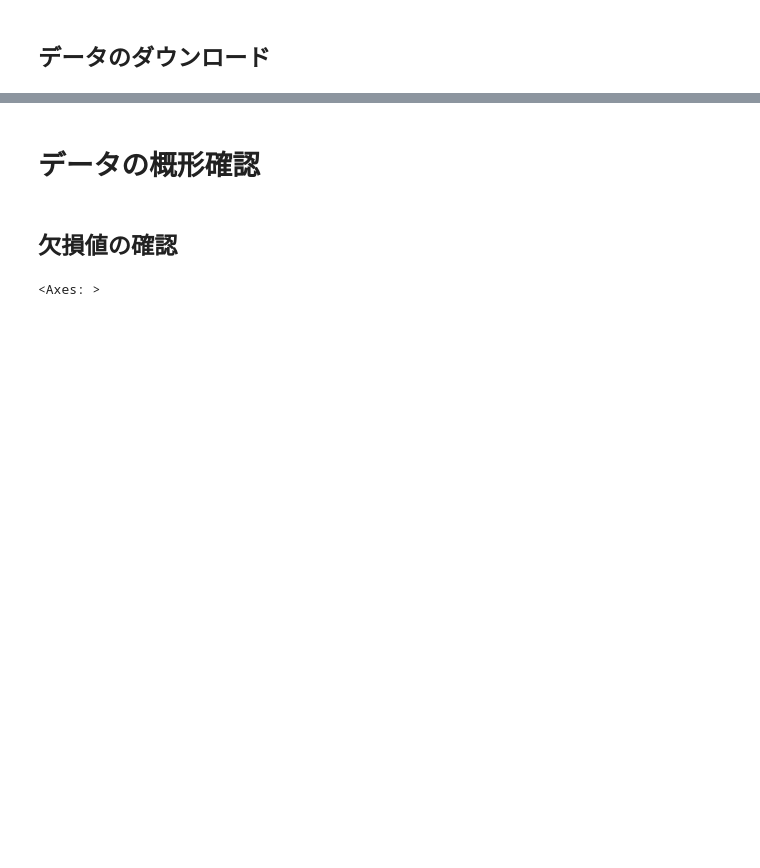
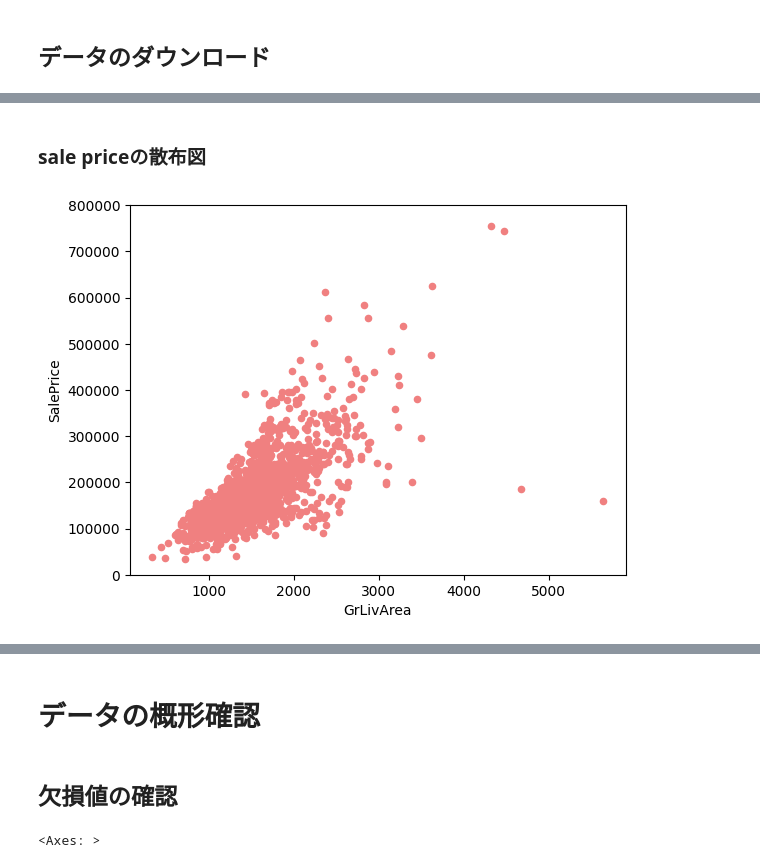
Before and after one commit to ntontonto/kaggle, a Jupyter notebook: Sprint7_selectKbest.ipynb, the cells around one changed output, grey strips where cells are left out. Saved outputs shown, nothing was run; the diff lists cells and outputs as text; code cells hidden in the pictures; blank space fills up the shorter version.

```diff
--- a/Sprint7_selectKbest.ipynb
+++ b/Sprint7_selectKbest.ipynb
@@ -369,0 +95,8 @@ multi_table([pd.DataFrame(all_data[i].value_counts()) for i in all_data.columns
+# %%
+#Save the 'Id' column
+train_ID = train['Id']
+test_ID = test['Id']
+
+#Now drop the  'Id' colum since it's unnecessary for  the prediction process.
+train.drop("Id", axis = 1, inplace = True)
+test.drop("Id", axis = 1, inplace = True)
@@ -369,0 +128,8 @@ multi_table([pd.DataFrame(all_data[i].value_counts()) for i in all_data.columns
+# %% [markdown]
+### sale priceの散布図
+# %%
+var = 'GrLivArea'
+data = pd.concat([train['SalePrice'], train[var]], axis=1)
+data.plot.scatter(x=var, y='SalePrice', ylim=(0,800000));
+# %% [output]
+[figure, added]
```
Also changed, not shown: parts of 55 cells of this notebook.
